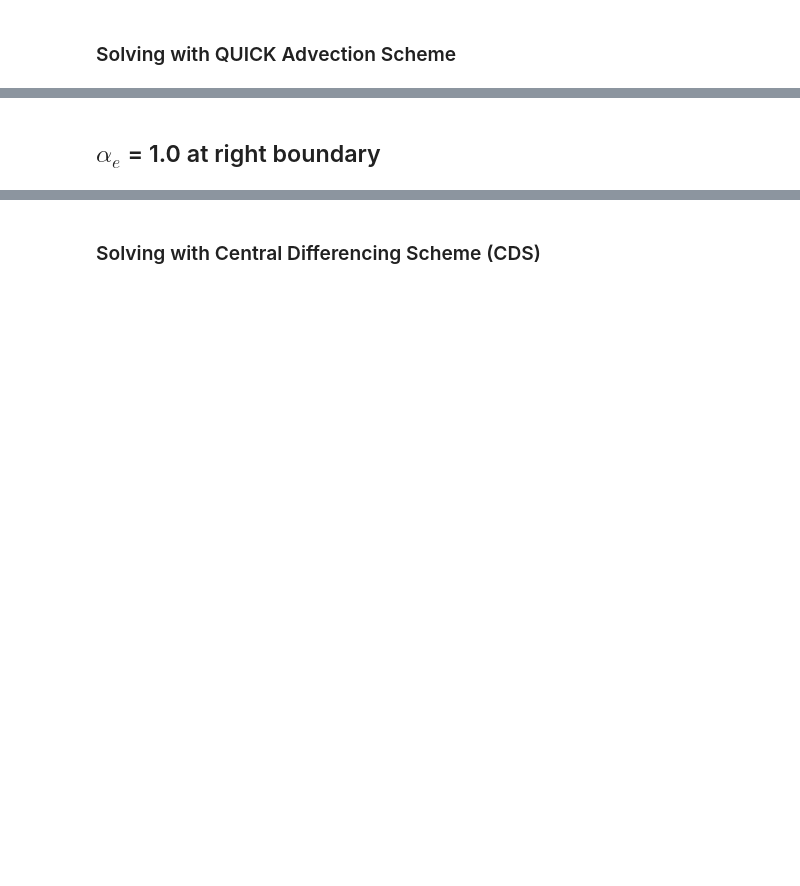
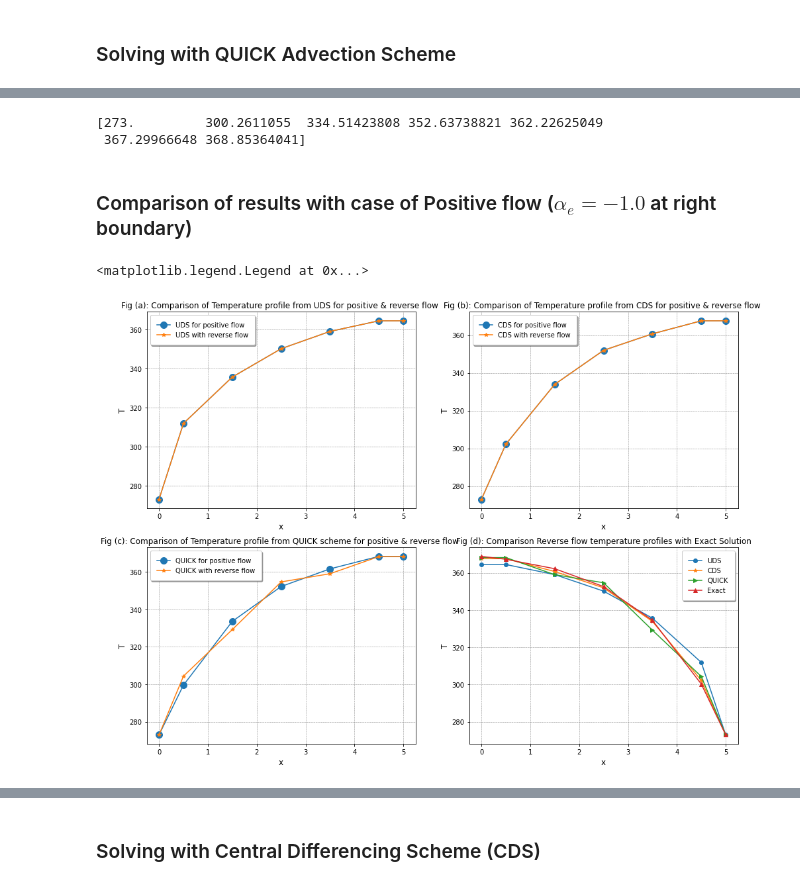
Before and after one commit to NafishaHaq/Assignment3, a Jupyter notebook: Problem2.ipynb, the cells around one changed output, grey strips where cells are left out. Cells and saved outputs as stored; diff of their text form; code cells hidden in the pictures; blank space fills up the shorter version.

```diff
--- a/Problem2.ipynb
+++ b/Problem2.ipynb
@@ -854,7 +1928,7 @@ dt = 1e10
 time = 0
 
 # Set the maximum number of iterations and convergence criterion
-maxIter = 10
+maxIter = 100
 converged = 1e-6
 
 # Define thermophysical properties
@@ -871,20 +1945,19 @@ coeffs = ScalarCoeffs(grid.ncv)
 
 # Initial conditions
 T0 = 273
-U0 = 1.5
+U0 = -1.5
 
 # Initialize field variable arrays
 T = T0*np.ones(grid.ncv+2)
 Uhe = U0*np.ones(grid.ncv+1)
 
 # Define boundary conditions
-west_bc = DirichletBc(T, grid, 273, BoundaryLocation.WEST)
-east_bc = NeumannBc(T, grid, 0, BoundaryLocation.EAST)
+east_bc = DirichletBc(T, grid, 273, BoundaryLocation.EAST)
+west_bc = NeumannBc(T, grid, 0, BoundaryLocation.WEST)
 
 # Apply boundary conditions
 west_bc.apply()
 east_bc.apply()
-print(T)
 
 # Define the transient model
 Told = np.copy(T)
@@ -934,7 +2007,7 @@ for tStep in range(nTime):
         west_bc.apply()
         east_bc.apply()
 
-xp_quick = grid.xP
-T_quick = T
-print(T_quick)
+xp_quick_reverse1 = grid.xP
+T_quick_reverse1 = T
+print(T_quick_reverse1)
 # %% [output]
@@ -978,2 +2054,8 @@ plt.show()
+# %%
+T_exact_reverse = ExactSolnRev(5)
+print(T_exact_reverse)
+# %% [output]
+[273.         300.2611055  334.51423808 352.63738821 362.22625049
+ 367.29966648 368.85364041]
 # %% [markdown]
-## $\alpha_e$ = 1.0 at right boundary
+### Comparison of results with case of Positive flow ($\alpha_e =-1.0 $ at right boundary)
@@ -1203,0 +2062,53 @@ class QUICKAdvectionModel:
+# %%
+""" Plot for Comparison of UDS scheme for flow in positive and negative direction """
+%matplotlib inline
+
+import matplotlib.pyplot as plt
+import numpy as np
+
+fig = plt.figure(figsize =(16,12))
+axes1 = fig.add_subplot(2,2,1)
+axes2 = fig.add_subplot(2,2,2)
+axes3 = fig.add_subplot(2,2,3)
+axes4 = fig.add_subplot(2,2,4)
+
+axes1.plot(xp_uds_5, T_uds_5, marker = "o",markersize=10, label = "UDS for positive flow")
+axes1.plot(np.flip(xp_uds_reverse1),T_uds_reverse1 , marker = "*", label = "UDS with reverse flow")
+axes1.set_xlabel('x',fontsize = 12)
+axes1.set_ylabel('T',fontsize = 12)
+axes1.set_title('Fig (a): Comparison of Temperature profile from UDS for positive & reverse flow ',fontsize = 12)
+axes1.grid(True)
+axes1.grid(color = 'grey', linestyle = '--', linewidth = 0.5)
+axes1.legend(fancybox=True, framealpha=1, shadow=True, borderpad=1)
+
+axes2.plot(xp_cds_5, T_cds_5, marker = "o",markersize=10, label = "CDS for positive flow")
+axes2.plot(np.flip(xp_cds_reverse1),T_cds_reverse1 , marker = "*", label = "CDS with reverse flow")
+axes2.set_xlabel('x',fontsize = 12)
+axes2.set_ylabel('T',fontsize = 12)
+axes2.set_title('Fig (b): Comparison of Temperature profile from CDS for positive & reverse flow ',fontsize = 12)
+axes2.grid(True)
+axes2.grid(color = 'grey', linestyle = '--', linewidth = 0.5)
+axes2.legend(fancybox=True, framealpha=1, shadow=True, borderpad=1)
+
+axes3.plot(xp_quick_5, T_quick_5, marker = "o",markersize=10, label = "QUICK for positive flow")
+axes3.plot(np.flip(xp_quick_reverse1),T_quick_reverse1 , marker = "*", label = "QUICK with reverse flow")
+axes3.set_xlabel('x',fontsize = 12)
+axes3.set_ylabel('T',fontsize = 12)
+axes3.set_title('Fig (c): Comparison of Temperature profile from QUICK scheme for positive & reverse flow ',fontsize = 12)
+axes3.grid(True)
+axes3.grid(color = 'grey', linestyle = '--', linewidth = 0.5)
+axes3.legend(fancybox=True, framealpha=1, shadow=True, borderpad=1)
+
+axes4.plot(xp_uds_reverse1,T_uds_reverse1, marker = "o", label = "UDS")
+axes4.plot(xp_cds_reverse1,T_cds_reverse1, marker = "*", label = "CDS")
+axes4.plot(xp_quick_reverse1,T_quick_reverse1, marker = ">",label = "QUICK")
+axes4.plot(np.flip(xp_uds_5),T_Exact , marker = "^", label = "Exact")
+axes4.set_xlabel('x',fontsize = 12)
+axes4.set_ylabel('T',fontsize = 12)
+axes4.set_title('Fig (d): Comparison Reverse flow temperature profiles with Exact Solution',fontsize = 12)
+axes4.grid(True)
+axes4.grid(color = 'grey', linestyle = '--', linewidth = 0.5)
+axes4.legend(fancybox=True, framealpha=1, shadow=True, borderpad=1)
+# %% [output]
+<matplotlib.legend.Legend at 0x...>
+[figure, added]
```
Also changed, not shown: parts of 58 cells of this notebook.
